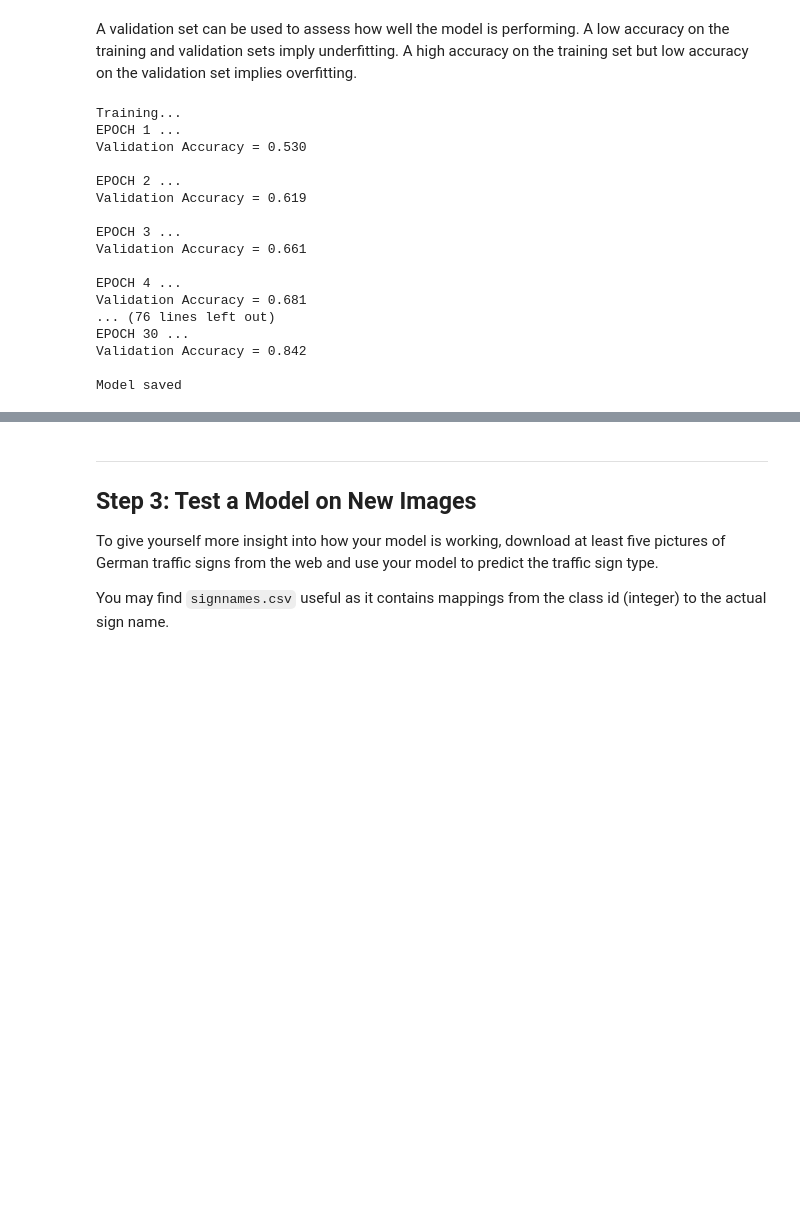
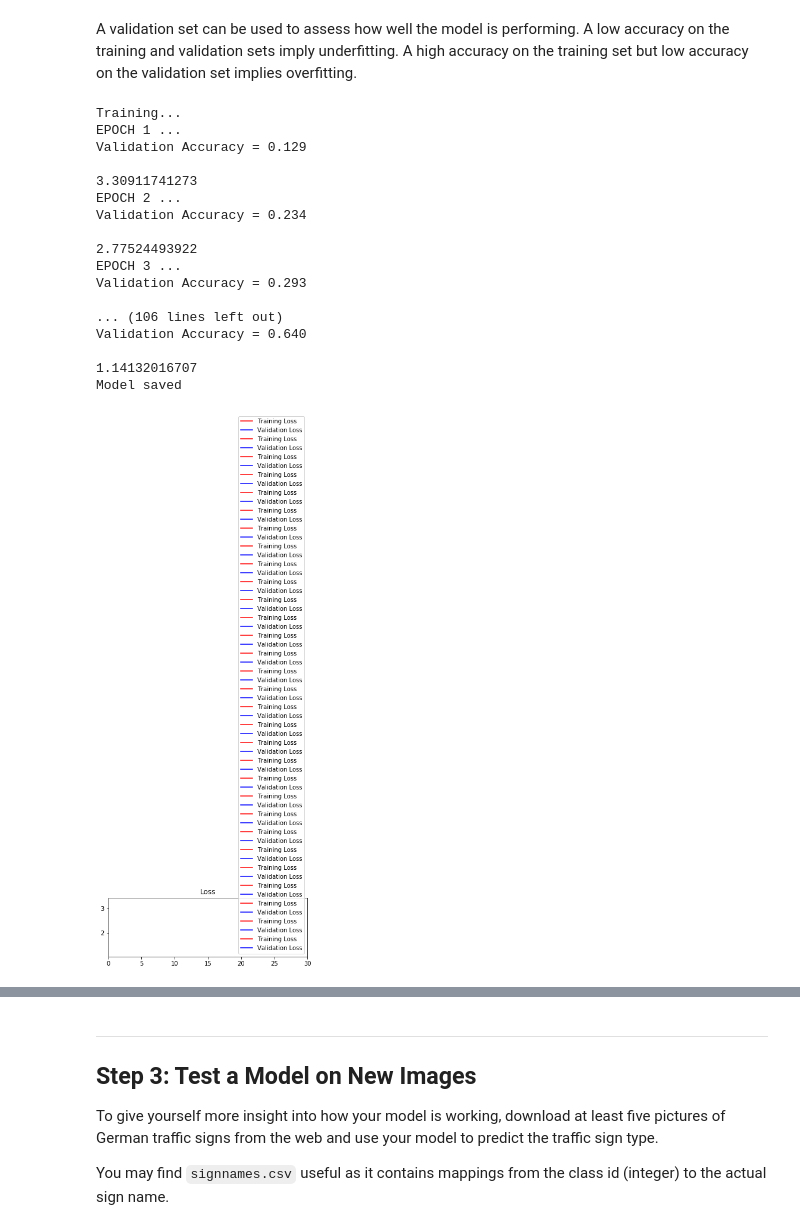
Before and after one commit to DominicusBenacus/CarND-Traffic-Sign-Classifier-Project, a Jupyter notebook: Traffic_Sign_Classifier.ipynb, the cells around one changed output, grey strips where cells are left out. Drawn from its saved outputs; the diff is of its cells as text; code cells hidden in the pictures; blank space fills up the shorter version.

```diff
--- a/Traffic_Sign_Classifier.ipynb
+++ b/Traffic_Sign_Classifier.ipynb
@@ -768,7 +839,7 @@ one_hot_y = tf.one_hot(y, 43)
 # %%
 # ## Training Pipeline
 # Create a training pipeline that uses the model to classify MNIST data.
-rate = 0.0008
+rate = 0.001
 
 logits = LeNet(x)
 cross_entropy = tf.nn.softmax_cross_entropy_with_logits(logits, one_hot_y)
@@ -786,9 +857,12 @@ saver = tf.train.Saver()
 def evaluate(X_data, y_data):
     num_examples = len(X_data)
     total_accuracy = 0
+    total_loss=0
     sess = tf.get_default_session()
     for offset in range(0, num_examples, BATCH_SIZE):
         batch_x, batch_y = X_data[offset:offset+BATCH_SIZE], y_data[offset:offset+BATCH_SIZE]
-        accuracy = sess.run(accuracy_operation, feed_dict={x: batch_x, y: batch_y})
+        #accuracy = sess.run(accuracy_operation, feed_dict={x: batch_x, y: batch_y})
+        loss, accuracy = sess.run([loss_operation, accuracy_operation], feed_dict={x: batch_x, y: batch_y})
         total_accuracy += (accuracy * len(batch_x))
-    return total_accuracy / num_examples
+        total_loss += (loss * len(batch_x))
+    return total_loss/num_examples, total_accuracy / num_examples
@@ -802,42 +899,55 @@ def evaluate(X_data, y_data):
 
 
 with tf.Session() as sess:
     sess.run(tf.global_variables_initializer())
     num_examples = len(X_trainBalaancedPrePrecessed)
 
     print("Training...")
     for i in range(EPOCHS):
         X_trainBalaancedPrePrecessed, y_trainBalaancedPrePrecessed = shuffle(X_trainBalaancedPrePrecessed, y_trainBalaancedPrePrecessed)
         for offset in range(0, num_examples, BATCH_SIZE):
             end = offset + BATCH_SIZE
             batch_x, batch_y = X_trainBalaancedPrePrecessed[offset:end], y_trainBalaancedPrePrecessed[offset:end]
             sess.run(training_operation, feed_dict={x: batch_x, y: batch_y})
 
-        validation_accuracy = evaluate(X_valid, y_valid)
+        validation_loss,validation_accuracy = evaluate(X_valid, y_valid)
+        training_loss, training_accuracy = evaluate(X_trainBalaancedPrePrecessed, y_trainBalaancedPrePrecessed)
+
         print("EPOCH {} ...".format(i+1))
         print("Validation Accuracy = {:.3f}".format(validation_accuracy))
         print()
 
+        print(training_loss)
+
+        loss_plot = plt.subplot(2,1,1)
+        loss_plot.set_title('Loss')
+        loss_plot.plot(training_loss, 'r', label='Training Loss')
+        loss_plot.plot(validation_loss, 'b', label='Validation Loss')
+        loss_plot.set_xlim([0, EPOCHS])
+        loss_plot.legend(loc=4)
+        #training_loss_history and validation_loss_history are a python arrays with loss of each epoch.
+
     saver.save(sess, './lenet')
     print("Model saved")
 # %% [output]
 Training...
 EPOCH 1 ...
-Validation Accuracy = 0.530
+Validation Accuracy = 0.129
 
+3.30911741273
 EPOCH 2 ...
-Validation Accuracy = 0.619
+Validation Accuracy = 0.234
 
+2.77524493922
 EPOCH 3 ...
-Validation Accuracy = 0.661
+Validation Accuracy = 0.293
 
-EPOCH 4 ...
-Validation Accuracy = 0.681
-... (76 lines left out)
-EPOCH 30 ...
-Validation Accuracy = 0.842
+... (106 lines left out)
+Validation Accuracy = 0.640
 
+1.14132016707
 Model saved
+[figure, added]
 # %%
 # ## Evaluate the Model with TEST DATA
 # Once you are completely satisfied with your model, evaluate the performance of the model on the test set.
```
Also changed, not shown: parts of 16 cells of this notebook, 3 other files.
